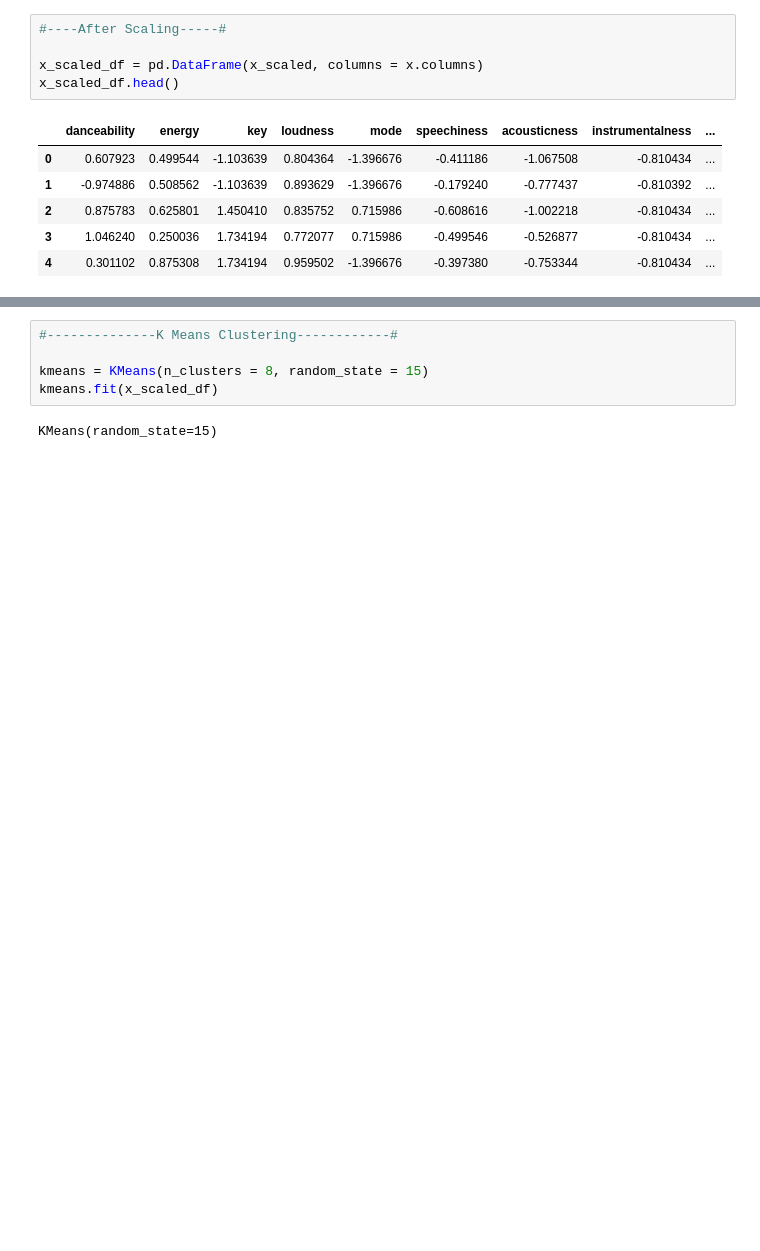
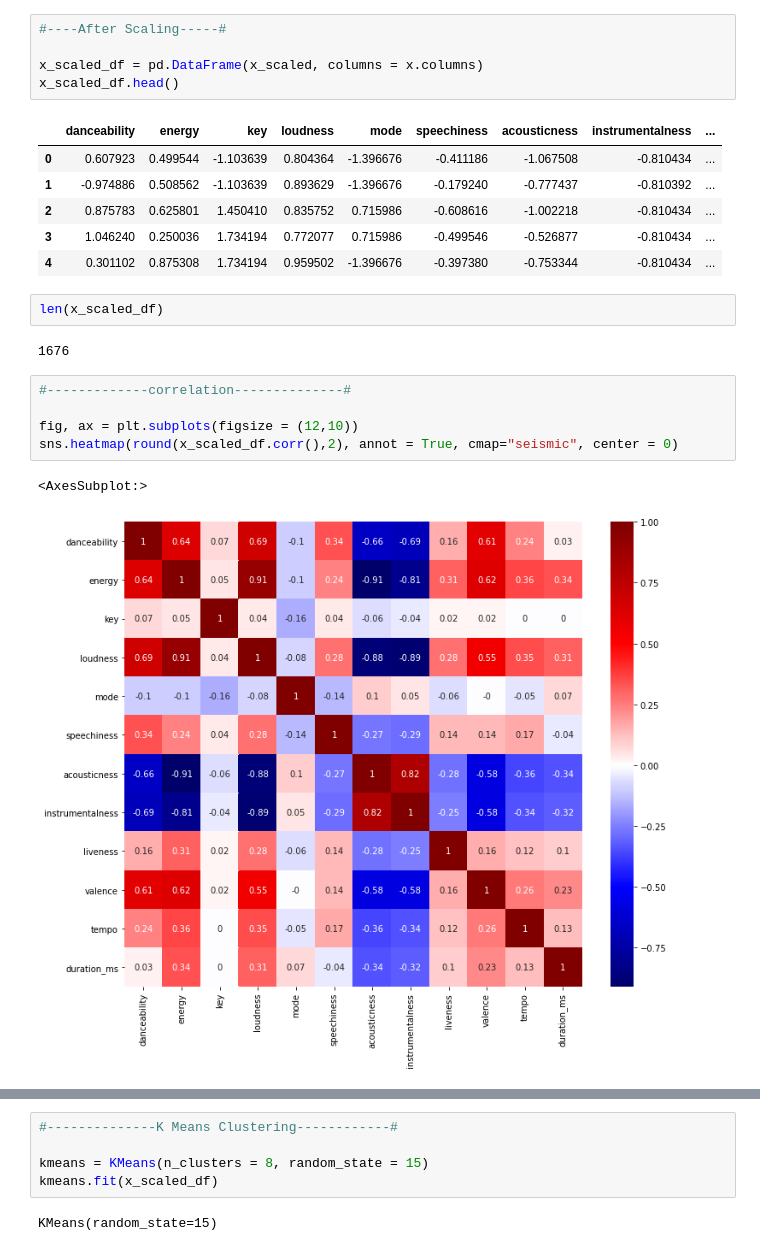
Before and after one commit to basilpt92/WebScrapingProject, a Jupyter notebook: K-mean Modelling .ipynb, the cells around one changed output, grey strips where cells are left out. Cells and saved outputs as stored; diff of their text form; blank space fills up the shorter version.

```diff
--- a/K-mean Modelling .ipynb
+++ b/K-mean Modelling .ipynb
@@ -70,3 +71,15 @@ x_scaled_df.head()
 | 2 | 0.875783 | 0.625801 | 1.450410 | 0.835752 | 0.715986 | -0.608616 | -1.002218 | -0.810434 | ... |
 | 3 | 1.046240 | 0.250036 | 1.734194 | 0.772077 | 0.715986 | -0.499546 | -0.526877 | -0.810434 | ... |
 | 4 | 0.301102 | 0.875308 | 1.734194 | 0.959502 | -1.396676 | -0.397380 | -0.753344 | -0.810434 | ... |
+# %%
+len(x_scaled_df)
+# %% [output]
+1676
+# %%
+#-------------correlation--------------#
+
+fig, ax = plt.subplots(figsize = (12,10))
+sns.heatmap(round(x_scaled_df.corr(),2), annot = True, cmap="seismic", center = 0)
+# %% [output]
+<AxesSubplot:>
+[figure, added]
```
Also changed, not shown: parts of 21 cells of this notebook, 2 other files.
